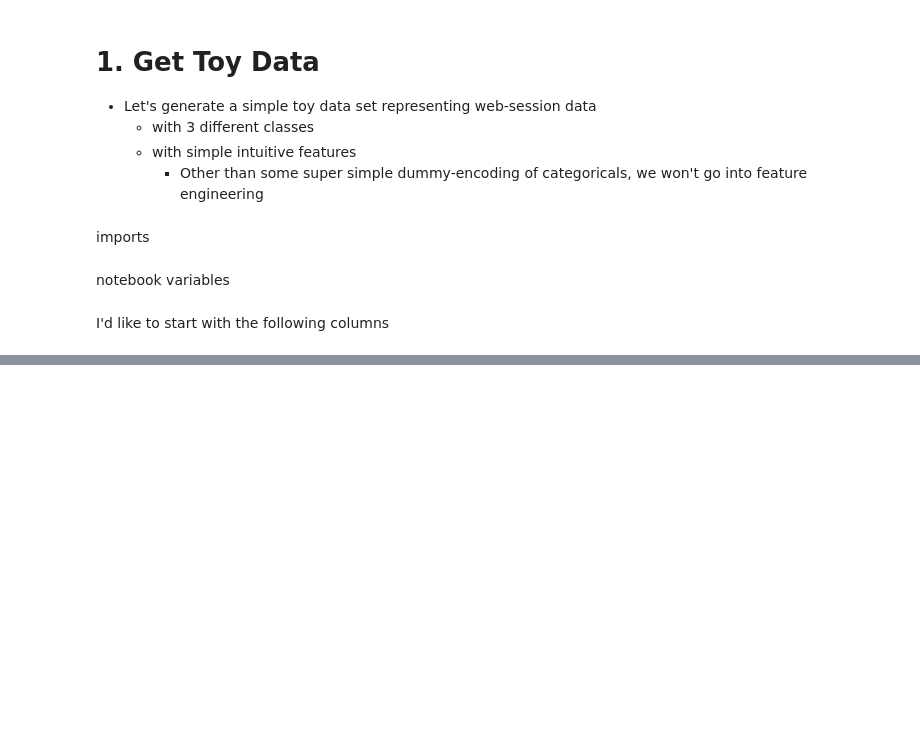
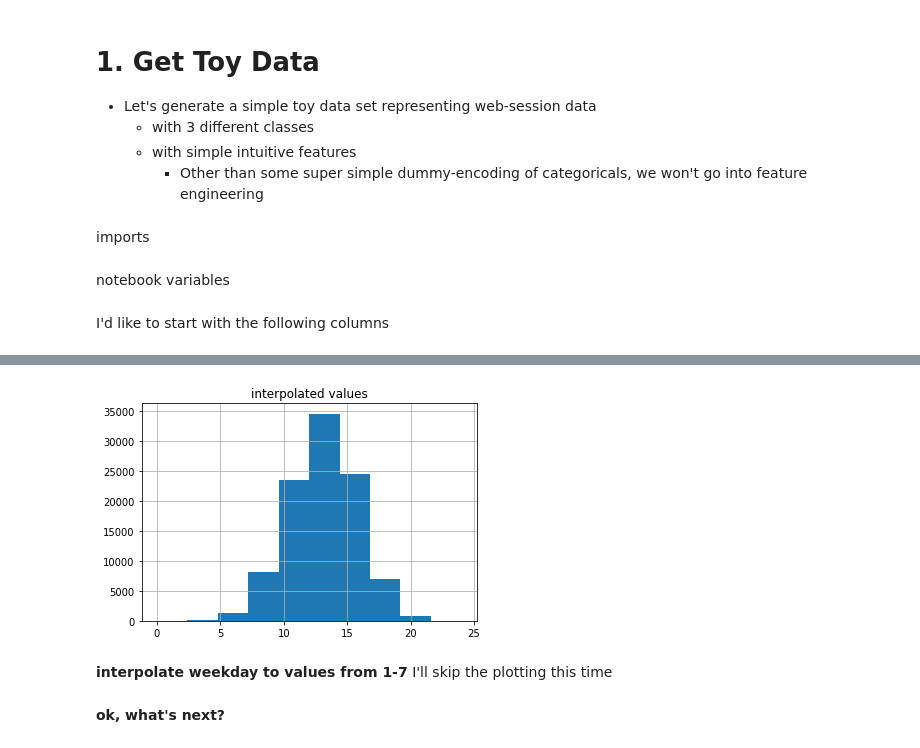
Before and after one commit to paulo-metrostar/intro-clf-trees, a Jupyter notebook: 1-get-toy-data.ipynb, the cells around one changed output, grey strips where cells are left out. Cells and saved outputs as stored; diff of their text form; code cells hidden in the pictures; blank space fills up the shorter version.

```diff
--- a/1-get-toy-data.ipynb
+++ b/1-get-toy-data.ipynb
@@ -223,0 +288,17 @@ X,y = make_classification(
+# %%
+web_sesh_df['start_time'] = np.interp(
+        # the array of values to interpolate
+        x = web_sesh_df.start_time,
+        # the min and max of the existing range
+        xp = (web_sesh_df.start_time.min(), web_sesh_df.start_time.max()),
+        # the min and max of the new range
+        fp = (0,24),
+    )
+# display the output as a spot check
+web_sesh_df['start_time'].hist()
+plt.title('interpolated values')
+plt.show()
+# %% [output]
+[figure, added]
+# %% [markdown]
+**interpolate weekday to values from 1-7** I'll skip the plotting this time
@@ -223,0 +317,2 @@ X,y = make_classification(
+# %% [markdown]
+**ok, what's next?**
```
Also changed, not shown: parts of 33 cells of this notebook.
